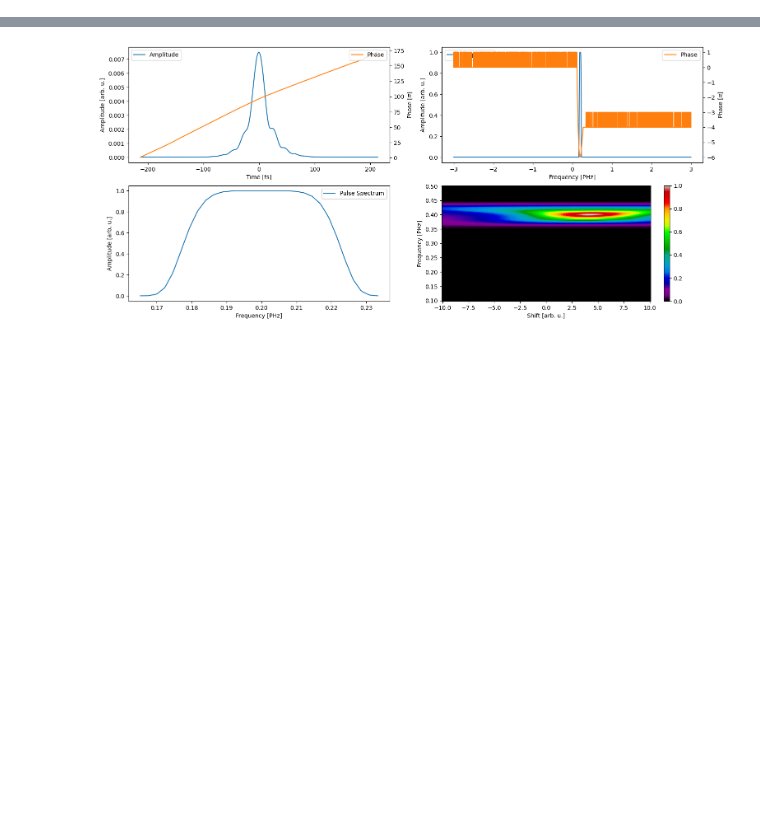
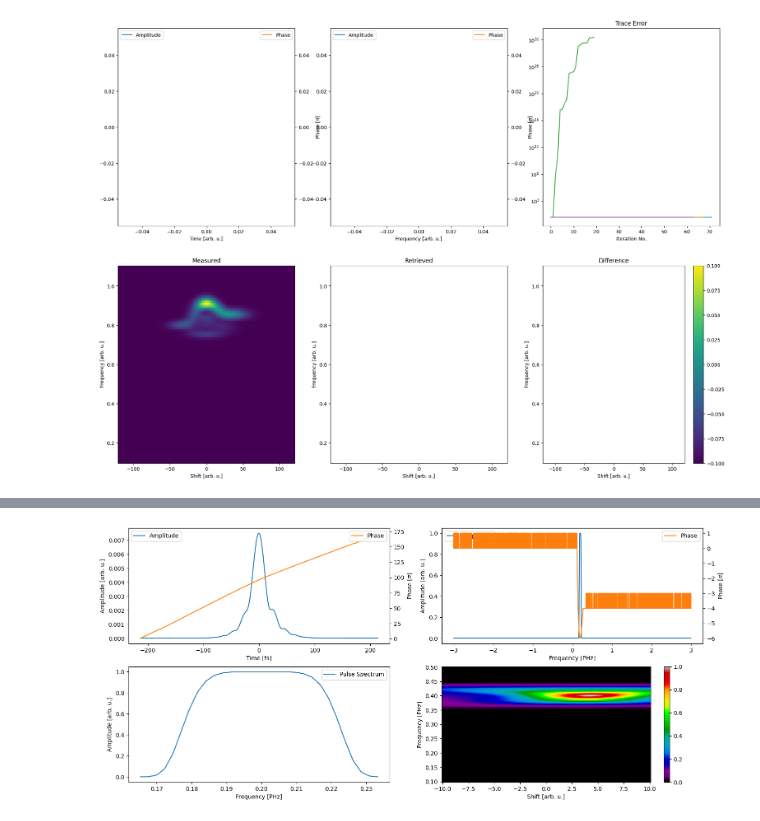
Before and after one commit to matillda123/Pulse-Retrieval-with-JAX, a Jupyter notebook: _usage_example.ipynb, the cells around one changed output, grey strips where cells are left out. Drawn from its saved outputs; the diff is of its cells as text; code cells hidden in the pictures; blank space fills up the shorter version.

```diff
--- a/_usage_example.ipynb
+++ b/_usage_example.ipynb
@@ -56,3 +57,21 @@ gp.plot_results(final_result)
+# %%
+from pulsedjax.frog import LSF
+
+gp = LSF(delay, frequency_trace, trace, "thg", cross_correlation=False, seed=None)
+
+#gp.use_measured_spectrum(spectra.pulse[0], spectra.pulse[1], "pulse")
+#gp.use_measured_spectrum(spectra.gate[0], spectra.gate[1], "gate")
+
+population = gp.create_initial_population(5, "constant")
+
+gp.number_of_bisection_iterations = 8
+gp.random_direction_mode = "random"
+gp.ratio_points_for_continuous = 0.25
+
+final_result = gp.run(population, 2000)
+gp.plot_results(final_result)
+# %% [output]
+[figure, added]
 # %%
 
 # -> there is an issue with gate retrieval in pie, not exclusive to pie, also GP and COPRA
```
Also changed, not shown: parts of 4 cells of this notebook, 6 other files.
